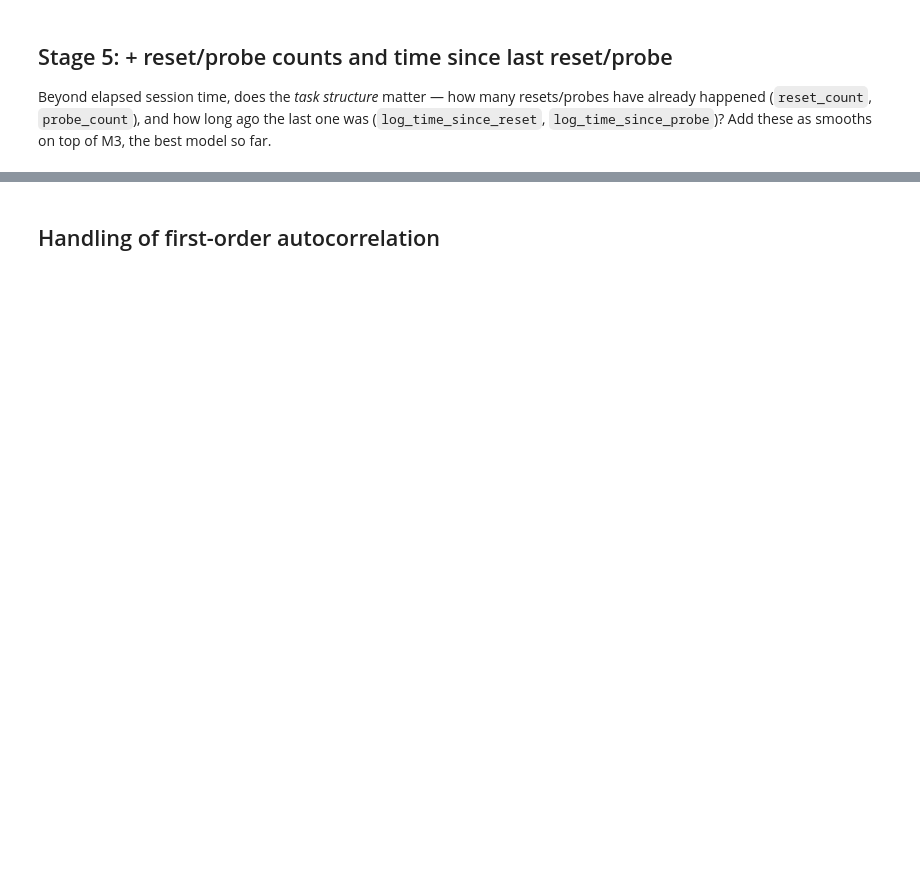
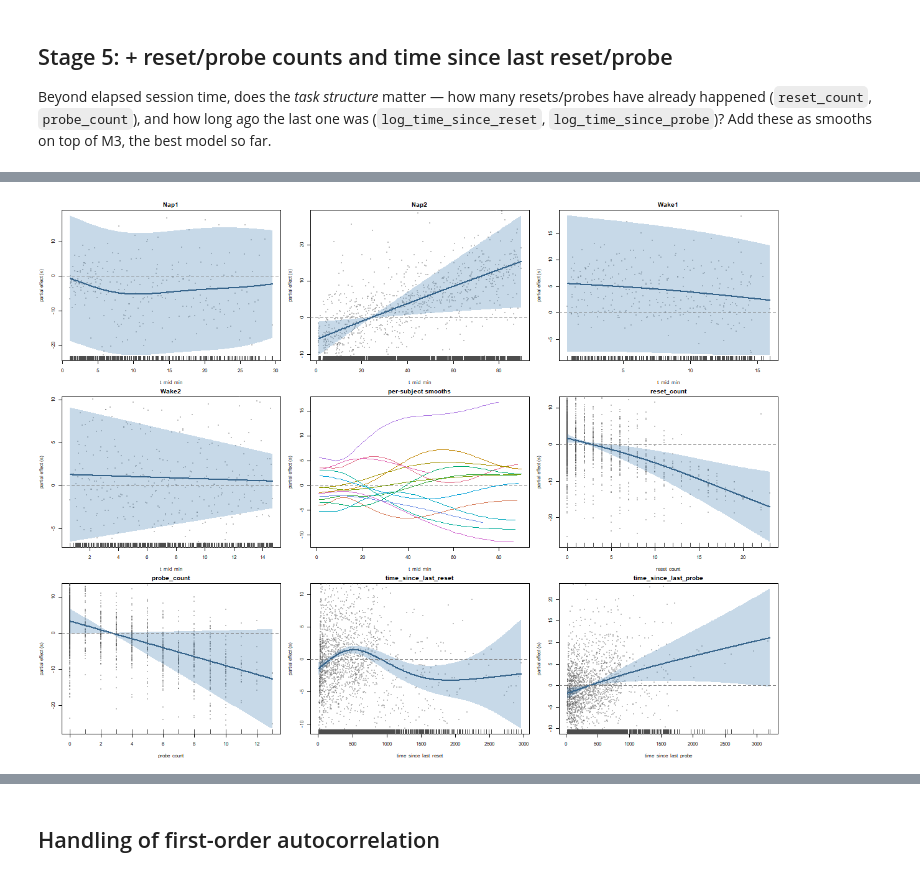
Before and after one commit to EvaFrossard/Penguin_Detection, a Jupyter notebook: GAMM/GAMM.ipynb, the cells around one changed output, grey strips where cells are left out. Saved outputs shown, nothing was run; the diff lists cells and outputs as text; code cells hidden in the pictures; blank space fills up the shorter version.

```diff
--- a/GAMM/GAMM.ipynb
+++ b/GAMM/GAMM.ipynb
@@ -386,3 +400,60 @@ plot_m4_smooths()
+# %%
+%%R -w 1200 -h 900
+# Partial-effect plots for every smooth, drawn by hand from predict():
+#  - each by=session smooth is drawn only over the t range observed in that session
+#  - partial residuals and rug use only that session's rows
+#  - the subject smooth (fs) is drawn as one thin line per subject
+plot_gamm_terms <- function(model, data, mfrow = c(3, 3), ci_mult = 2) {
+  tt   <- predict(model, type = "terms")                # partial effect at each data row
+  pres <- residuals(model, type = "working")
+  par(mfrow = mfrow, mar = c(4, 4, 2, 1))
+  for (sm in model$smooth) {
+    lab <- sm$label
+    if (inherits(sm, "fs.interaction")) {               # subject-specific smooths
+      subj <- levels(data$subname)
+      cols <- grDevices::hcl.colors(length(subj), "Dark 3")
+      curves <- lapply(seq_along(subj), function(j) {
+        x  <- data$t_mid_min[data$subname == subj[j]]
+        nd <- data[rep(1, 100), ]
+        nd$t_mid_min <- seq(min(x), max(x), length.out = 100)
+        nd$subname   <- factor(subj[j], levels = subj)
+        list(x = nd$t_mid_min, y = predict(model, nd, type = "terms", terms = lab)[, lab])
+      })
+      plot(range(sapply(curves, `[[`, "x")), range(sapply(curves, `[[`, "y")), type = "n",
+           xlab = "t_mid_min", ylab = "partial effect (s)", main = "per-subject smooths")
+      abline(h = 0, lty = 2, col = "grey50")
+      for (j in seq_along(curves)) lines(curves[[j]]$x, curves[[j]]$y, col = cols[j], lwd = 1.5)
+      next
+    }
+    xvar <- sm$term
+    rows <- if (sm$by != "NA") data[[sm$by]] == sm$by.level else rep(TRUE, nrow(data))
+    x    <- data[[xvar]][rows]
+    nd   <- data[rep(1, 200), ]
+    nd[[xvar]] <- seq(min(x), max(x), length.out = 200)
+    if (sm$by != "NA")
+      nd[[sm$by]] <- factor(sm$by.level, levels = levels(data[[sm$by]]))
+    pr  <- predict(model, nd, type = "terms", terms = lab, se.fit = TRUE)
+    fit <- pr$fit[, lab];  ci <- ci_mult * pr$se.fit[, lab]
+    pr_res <- tt[rows, lab] + pres[rows]                # partial residuals of this session only
+    ylim <- range(fit - ci, fit + ci, quantile(pr_res, c(0.05, 0.95)))
+    plot(nd[[xvar]], fit, type = "n", ylim = ylim, xlab = xvar,
+         ylab = "partial effect (s)", main = if (sm$by != "NA") sm$by.level else xvar)
+    points(x, pr_res, pch = 16, cex = 0.5, col = adjustcolor("grey30", 0.35))
+    polygon(c(nd[[xvar]], rev(nd[[xvar]])), c(fit - ci, rev(fit + ci)),
+            col = adjustcolor("steelblue", 0.3), border = NA)
+    lines(nd[[xvar]], fit, lwd = 2, col = "steelblue4")
+    abline(h = 0, lty = 2, col = "grey50")
+    rug(x, col = "grey30")
+  }
+}
+
+png(file.path(out_dir, "gamm_smooths_m4.png"), width = 1200, height = 900, res = 120)
+plot_gamm_terms(m4, df)
+dev.off()
+
+plot_gamm_terms(m4, df)
+# %% [output]
+[figure, added]
 # %%
 %%R
 compareML(m3, m4)
```
Also changed, not shown: parts of 32 cells of this notebook, 4 other files.
